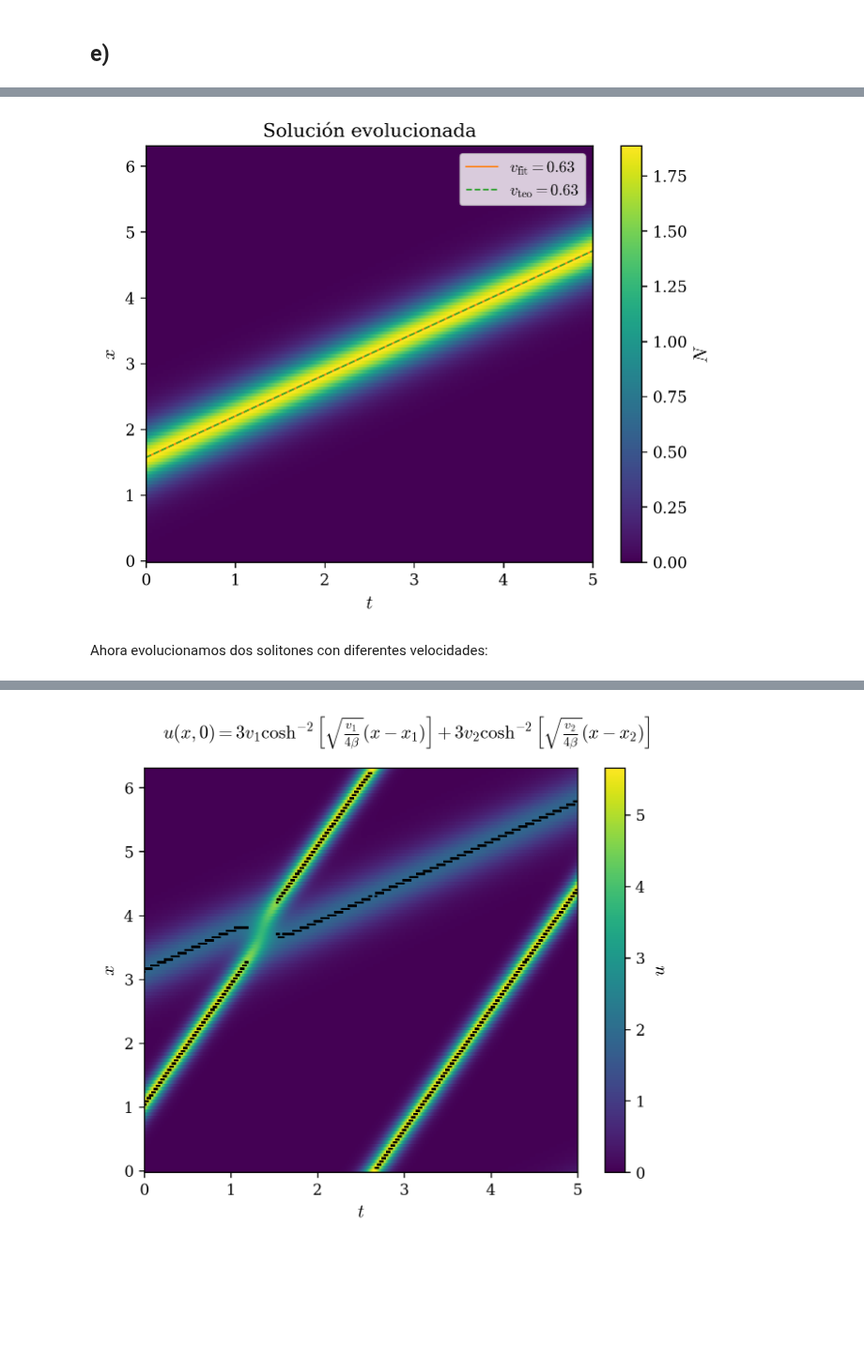
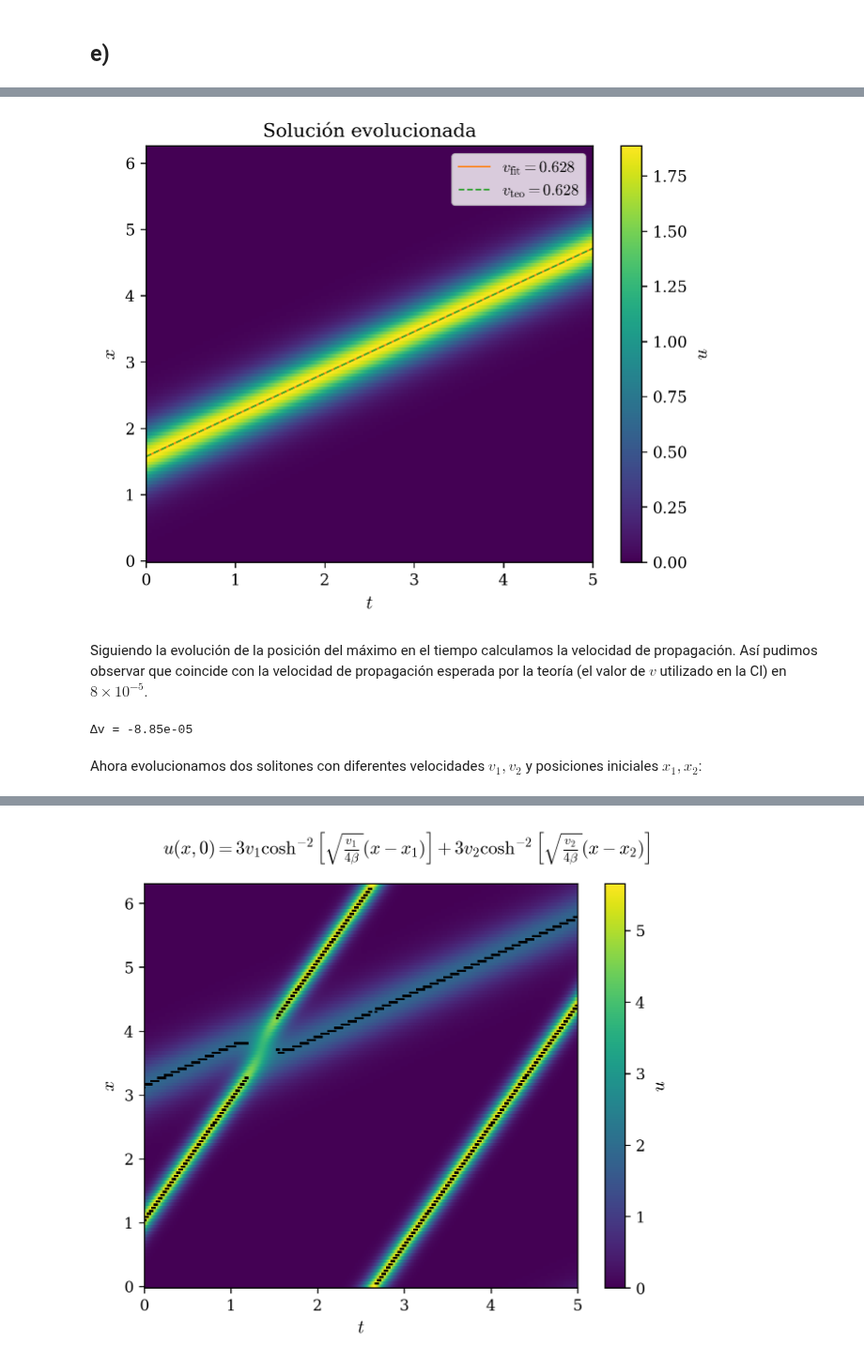
Before and after one commit to agustinbrusco/Sistemas_Complejos, a Jupyter notebook: guias/Guia4.ipynb, the cells around one changed output, grey strips where cells are left out. Shown at 94% size. Saved outputs shown, nothing was run; the diff lists cells and outputs as text; code cells hidden in the pictures; blank space fills up the shorter version.

```diff
--- a/guias/Guia4.ipynb
+++ b/guias/Guia4.ipynb
@@ -219,10 +232,10 @@ en el espacio Fourier.
 nx = 128
 L = 2 * np.pi
 beta = 0.022
-dt = 5e-5
+dt = 5e-5  # << (L/nx)**3 / beta
 tf = 5
 
-x_vals = np.linspace(0, L, nx, endpoint=True)  # Coordenada espacial en [0,2*pi]
+x_vals = np.linspace(0, L, nx, endpoint=False)  # Coordenada espacial en [0,2*pi)
 t_vals = np.arange(0, tf + dt/2, dt)  # Tiempo
 nt = t_vals.size
 # Números de onda ordenados como en la FFT
@@ -234,9 +247,19 @@ x_grid, t_grid = np.meshgrid(x_vals, t_vals, indexing="xy")  # Grilla para grafi
 ## e)
 # %%
 def track_peaks(u: ArrayLike, **findpeakskwargs) -> tuple[ArrayLike, ArrayLike]:
+    """Calcula los picos de la función `u` en el tiempo y devuelve sus coordenadas \
+espacio-temporales. Si se encuentran múltiples picos en el tiempo inicial, se \
+los trackea a lo largo de toda la evolución y se ignoran los intervalos en los \
+que el número de picos hallado difiere del inicial.
+
+    Parameters:
+    -----------
+
+        `u {ArrayLike}`: Solución de KdV con forma u(x, t).
+    """
     peaks_x = list()
     peaks_t = list()
-    for i, u_i in tqdm(enumerate(u.T), total=u.T.shape[0]):
+    for i, u_i in tqdm(enumerate(u.T), total=u.T.shape[0], desc="Buscando Picos"):
         peaks, _ = find_peaks(u_i, **findpeakskwargs)
         if (len(peaks_x) == 0) or (len(peaks) == len(peaks_x[-1])):
                 peaks_x.append(x_vals[peaks])
@@ -247,32 +274,38 @@ def track_peaks(u: ArrayLike, **findpeakskwargs) -> tuple[ArrayLike, ArrayLike]:
 # %%
-v = 0.5 * L / tf  # Velocidad de la onda, dos vueltas en el tiempo integrado
+v = 0.5 * L / tf  # Velocidad de la onda en función del tamaño del recinto
 x0 = L/4
 u = np.empty([nx, nt])  # Array con la velocidad
 u[:, 0] = 3 * v * np.cosh(np.sqrt(v / (4 * beta)) * (x_vals - x0))**(-2)  # CI: solitón del ejercicio
 
 # Aplico el método de Euler para la integración temporal
-for n in tqdm(range(nt - 1)):
+for n in tqdm(range(nt - 1), desc="Pasos de Pseudo-Espectral"):
     u[:, n+1] = evol(u[:, n], k_vals, beta, dt)
 # %%
 %matplotlib inline
 
 peaks_t, peaks_x = track_peaks(u, height=0.8)
 
 plt.figure()
 plt.title("Solución evolucionada")
 plt.pcolormesh(t_grid, x_grid, u.T, shading="auto", cmap="viridis")
 # Peaks
 # plt.plot(peaks_t, peaks_x, 'k.', ms=2)
 params, params_cov = curve_fit(lambda t, a, b: a*t + b, peaks_t, peaks_x.flatten())
 plt.plot(t_vals, params[0]*t_vals + params[1], "C1-", lw=1,
-         label=r"$v_\mathrm{fit}"+f"={params[0]:.2f}$")
-plt.plot(t_vals, v*t_vals + x0, "C2--", lw=1, label=r"$v_\mathrm{teo}"+f"={v:.2f}$")
+         label=r"$v_\mathrm{fit}"+f"={params[0]:.3g}$")
+plt.plot(t_vals, v*t_vals + x0, "C2--", lw=1, label=r"$v_\mathrm{teo}"+f"={v:.3g}$")
 
 plt.legend()
 plt.xlabel("$t$")
 plt.ylabel("$x$")
 plt.colorbar(label="$u$")
 plt.show()
 # %% [output]
-[figure, old version]
+[figure, new version]
+# %% [markdown]
+Siguiendo la evolución de la posición del máximo en el tiempo calculamos la velocidad de propagación. Así pudimos observar que coincide con la velocidad de propagación esperada por la teoría (el valor de $v$ utilizado en la CI) en $8\times 10^{-5}$.
+# %%
+print(f"Δv = {v - params[0]:.3g}")
+# %% [output]
+Δv = -8.85e-05
 # %%
@@ -296,3 +329,3 @@ plt.close("all")
 # %% [markdown]
-Ahora evolucionamos dos solitones con diferentes velocidades:
+Ahora evolucionamos dos solitones con diferentes velocidades $v_1, v_2$ y posiciones iniciales $x_1, x_2$:
 # %%
```
Also changed, not shown: parts of 25 cells of this notebook.
